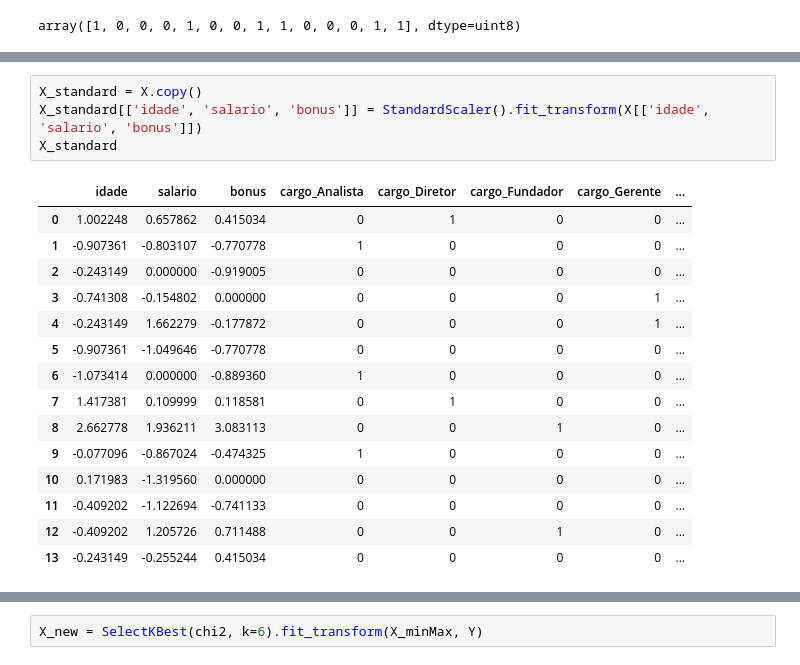
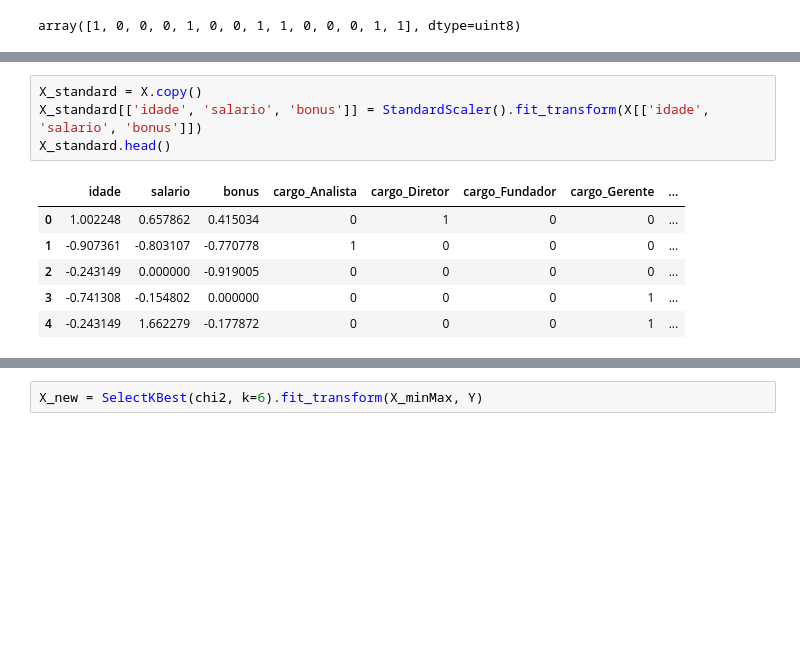
Before and after one commit to CaiqueCoelho/Preprocessing-Dataset-Template, a Jupyter notebook: Pre-Processing-Template-Example-2.ipynb, the cells around one changed output, grey strips where cells are left out. Drawn from its saved outputs; the diff is of its cells as text; blank space fills up the shorter version.

```diff
--- a/Pre-Processing-Template-Example-2.ipynb
+++ b/Pre-Processing-Template-Example-2.ipynb
@@ -240,23 +229,14 @@ X_minMax
 # %%
 X_standard = X.copy()
 X_standard[['idade', 'salario', 'bonus']] = StandardScaler().fit_transform(X[['idade', 'salario', 'bonus']])
-X_standard
+X_standard.head()
 # %% [output]
 |  | idade | salario | bonus | cargo_Analista | cargo_Diretor | cargo_Fundador | cargo_Gerente | ... |
 | 0 | 1.002248 | 0.657862 | 0.415034 | 0 | 1 | 0 | 0 | ... |
 | 1 | -0.907361 | -0.803107 | -0.770778 | 1 | 0 | 0 | 0 | ... |
 | 2 | -0.243149 | 0.000000 | -0.919005 | 0 | 0 | 0 | 0 | ... |
 | 3 | -0.741308 | -0.154802 | 0.000000 | 0 | 0 | 0 | 1 | ... |
 | 4 | -0.243149 | 1.662279 | -0.177872 | 0 | 0 | 0 | 1 | ... |
-| 5 | -0.907361 | -1.049646 | -0.770778 | 0 | 0 | 0 | 0 | ... |
-| 6 | -1.073414 | 0.000000 | -0.889360 | 1 | 0 | 0 | 0 | ... |
-| 7 | 1.417381 | 0.109999 | 0.118581 | 0 | 1 | 0 | 0 | ... |
-| 8 | 2.662778 | 1.936211 | 3.083113 | 0 | 0 | 1 | 0 | ... |
-| 9 | -0.077096 | -0.867024 | -0.474325 | 1 | 0 | 0 | 0 | ... |
-| 10 | 0.171983 | -1.319560 | 0.000000 | 0 | 0 | 0 | 0 | ... |
-| 11 | -0.409202 | -1.122694 | -0.741133 | 0 | 0 | 0 | 0 | ... |
-| 12 | -0.409202 | 1.205726 | 0.711488 | 0 | 0 | 1 | 0 | ... |
-| 13 | -0.243149 | -0.255244 | 0.415034 | 0 | 0 | 0 | 0 | ... |
 # %%
 X_robust = X.copy()
 X_robust[['idade', 'salario', 'bonus']] = RobustScaler().fit_transform(X[['idade', 'salario', 'bonus']])
```
Also changed, not shown: parts of 32 cells of this notebook, 7 other files.
